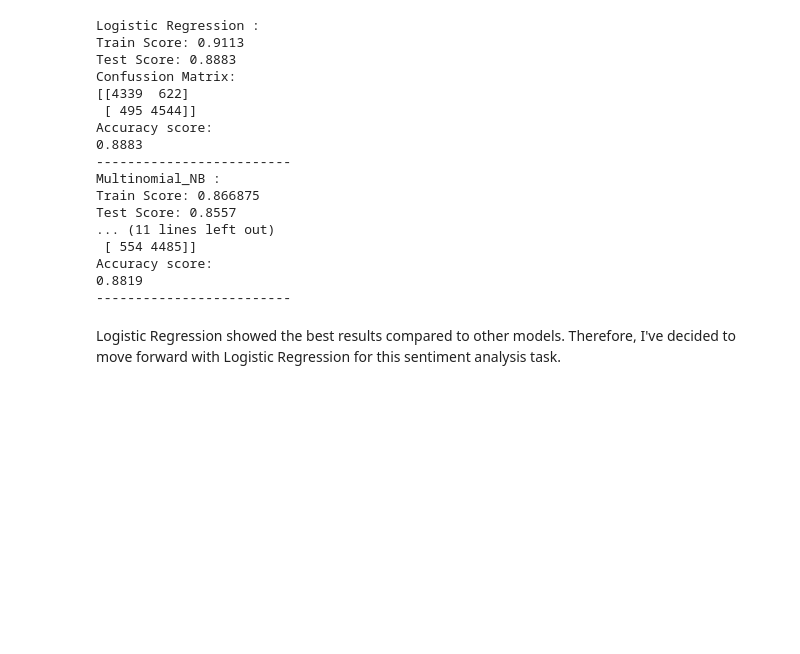
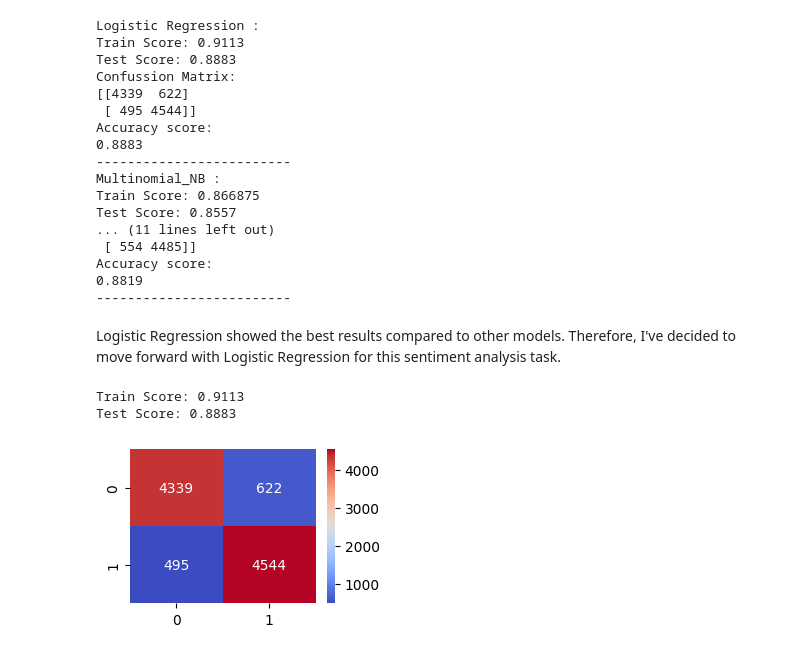
Before and after one commit to Md-Maruf-1727/movie-review-sentiment-analysis, a Jupyter notebook: Notebook/04_model_training.ipynb, the cells around one changed output. Saved outputs shown, nothing was run; the diff lists cells and outputs as text; code cells hidden in the pictures; blank space fills up the shorter version.

```diff
--- a/Notebook/04_model_training.ipynb
+++ b/Notebook/04_model_training.ipynb
@@ -79,9 +87,23 @@ Accuracy score:
 -------------------------
 # %% [markdown]
 Logistic Regression showed the best results compared to other models. Therefore, I've decided to move forward with Logistic Regression for this sentiment analysis task.
+# %%
+logistic = LogisticRegression(max_iter=1000)
 # %%
-param_grid = {
-    'C': [0.01, 0.1, 1, 5, 10],
-    'penalty': ['l1', 'l2'],
-    'solver': 'l'
-}
+logistic_model = logistic.fit(x_train_tfidf, y_train_lb)
+# %%
+print(f"Train Score: {logistic_model.score(x_train_tfidf, y_train_lb)}")
+print(f"Test Score: {logistic_model.score(x_test_tfidf, y_test_lb)}")
+# %% [output]
+Train Score: 0.9113
+Test Score: 0.8883
+# %%
+logistic_pred = logistic_model.predict(x_test_tfidf)
+# %%
+cm_log = confusion_matrix(y_test_lb, logistic_pred)
+
+plt.figure(figsize=(3, 2))
+sns.heatmap(cm_log, annot=True, cmap='coolwarm', fmt='g')
+plt.show()
+# %% [output]
+[figure, added]
```
Also changed, not shown: parts of 4 cells of this notebook.
